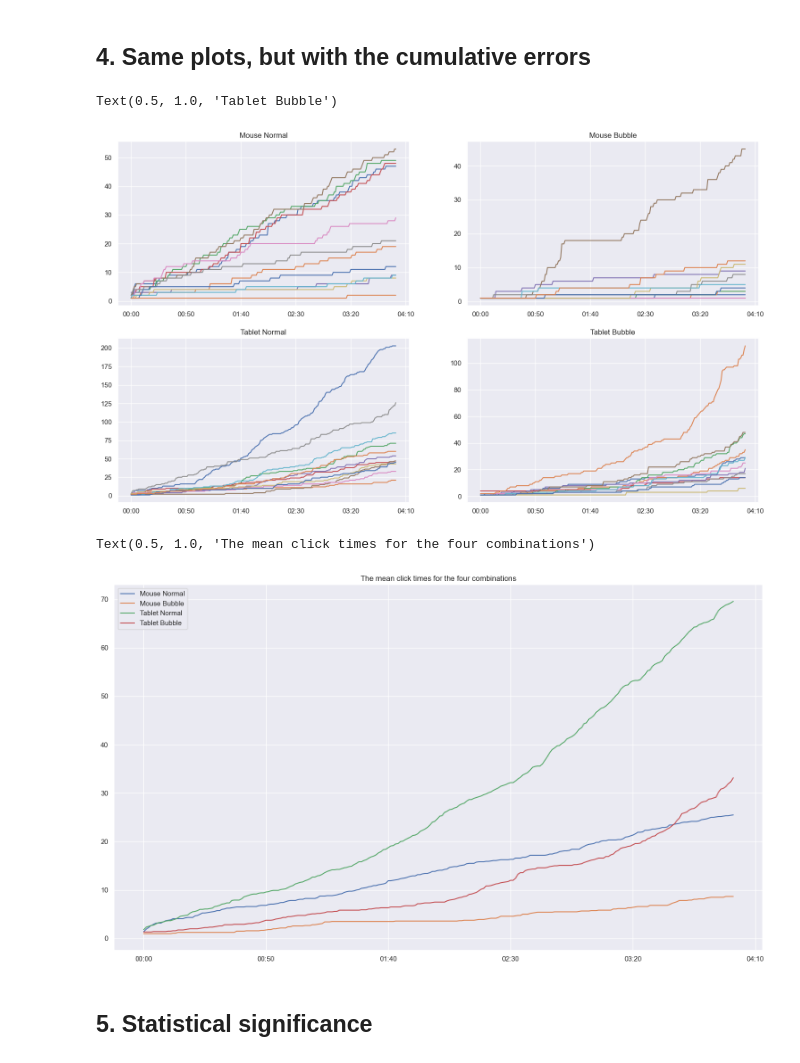
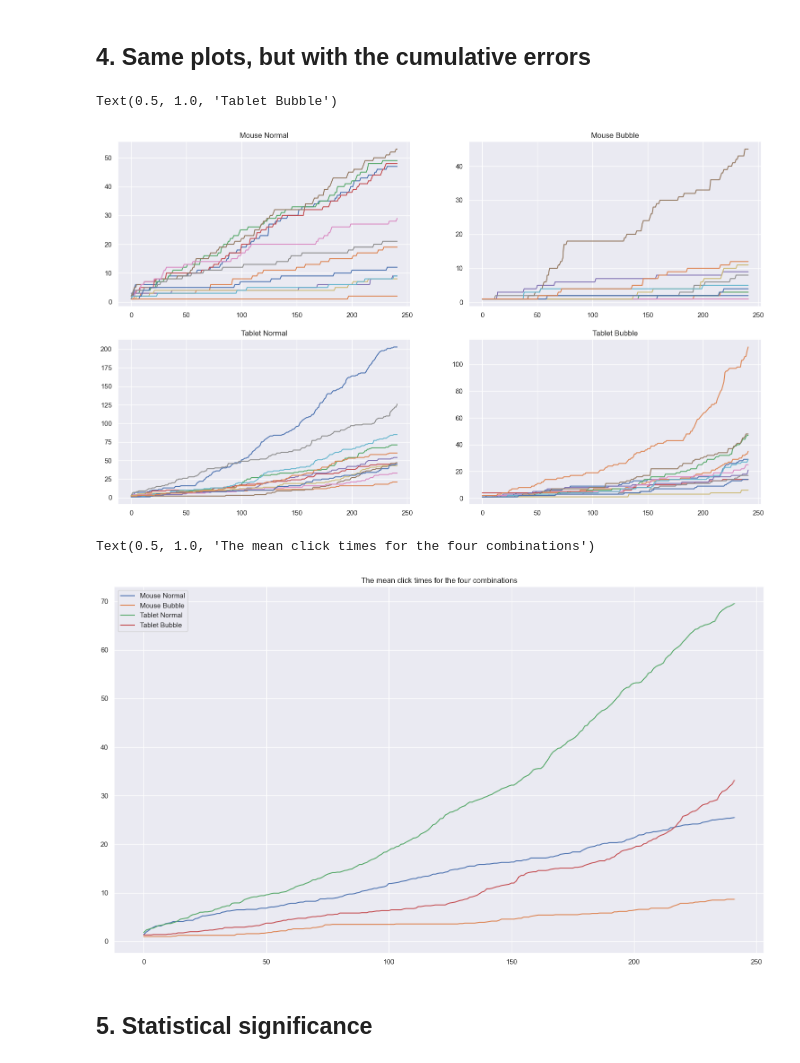
Before and after one commit to IoanaBaciu24/BubbleCursorExperiment, a Jupyter notebook: experiment_analysis.ipynb, the cells around one changed output. Drawn from its saved outputs; the diff is of its cells as text; code cells hidden in the pictures.

```diff
--- a/experiment_analysis.ipynb
+++ b/experiment_analysis.ipynb
@@ -206,11 +228,6 @@ for i in range(len(file_names_MB)):
     ax[1][0].plot(df_times_TN["clickTime{0}".format(i)].rolling(30).mean())
     ax[1][1].plot(df_times_TB["clickTime{0}".format(i)].rolling(30).mean())
 
-for i in range(2):
-    for j in range(2):
-        ticks = ax[i][j].get_xticks()
-        ax[i][j].set_xticklabels(pd.to_datetime(ticks, unit='s').strftime('%M:%S'))
-
 ax[0][0].set_title("Mouse Normal")
 ax[0][1].set_title("Mouse Bubble")
 ax[1][0].set_title("Tablet Normal")
@@ -270,28 +279,22 @@ Text(0.5, 1.0, 'The mean click times for the four combinations')
 # %%
 df_errs_MN, df_errs_MB, df_errs_TN, df_errs_TB = analysis_one_metric("currentNumberOfErrors", len(file_names_MN));
 # %%
-
 fig, ax = plt.subplots(2, 2)
 fig.set_size_inches(18.5, 10.5)
 
 for i in range(len(file_names_MB)):
     ax[0][0].plot(df_errs_MN["currentNumberOfErrors{0}".format(i)])
     ax[0][1].plot(df_errs_MB["currentNumberOfErrors{0}".format(i)])
     ax[1][0].plot(df_errs_TN["currentNumberOfErrors{0}".format(i)])
     ax[1][1].plot(df_errs_TB["currentNumberOfErrors{0}".format(i)])
 
-for i in range(2):
-    for j in range(2):
-        ticks = ax[i][j].get_xticks()
-        ax[i][j].set_xticklabels(pd.to_datetime(ticks, unit='s').strftime('%M:%S'))
-
 ax[0][0].set_title("Mouse Normal")
 ax[0][1].set_title("Mouse Bubble")
 ax[1][0].set_title("Tablet Normal")
 ax[1][1].set_title("Tablet Bubble")
 # %% [output]
 Text(0.5, 1.0, 'Tablet Bubble')
-[figure, old version]
+[figure, new version]
 # %%
 df_times_MN["meanCumErr"] = df_errs_MN.mean(axis=1)
 df_times_MB["meanCumErr"] = df_errs_MB.mean(axis=1)
@@ -306,14 +309,11 @@ ax.plot(df_times_MB["meanCumErr"], label="Mouse Bubble")
 ax.plot(df_times_TN["meanCumErr"], label="Tablet Normal")
 ax.plot(df_times_TB["meanCumErr"], label="Tablet Bubble")
 
-ticks = ax.get_xticks()
-ax.set_xticklabels(pd.to_datetime(ticks, unit='s').strftime('%M:%S'))
-
 ax.legend()
 ax.set_title("The mean click times for the four combinations")
 # %% [output]
 Text(0.5, 1.0, 'The mean click times for the four combinations')
-[figure, old version]
+[figure, new version]
 # %% [markdown]
 ## 5. Statistical significance
 # %% [markdown]
```
Also changed, not shown: parts of 14 cells of this notebook, 1 other file.
